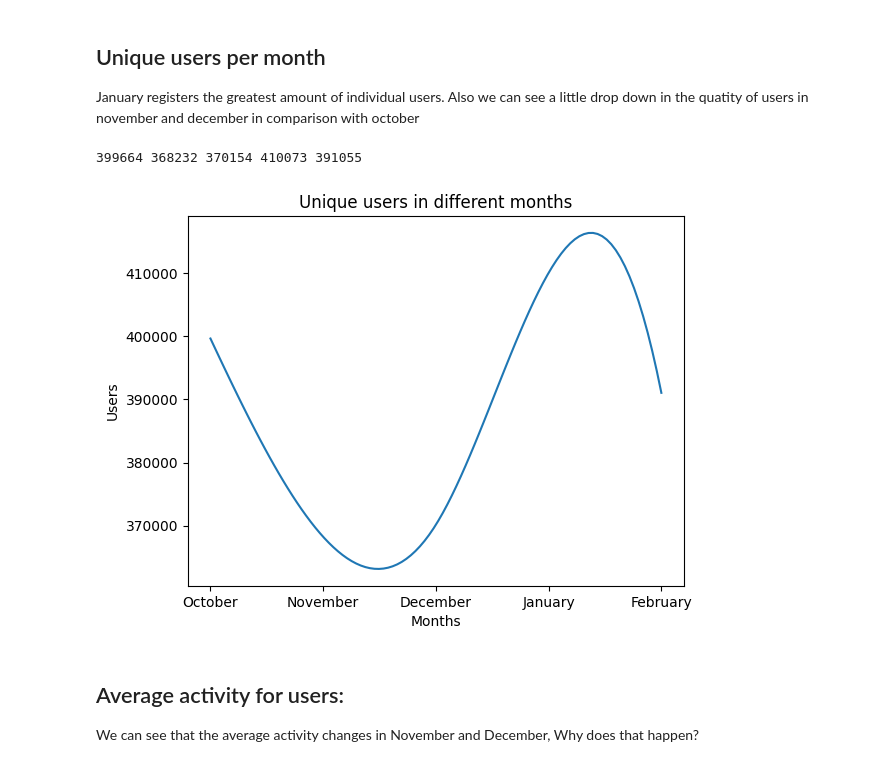
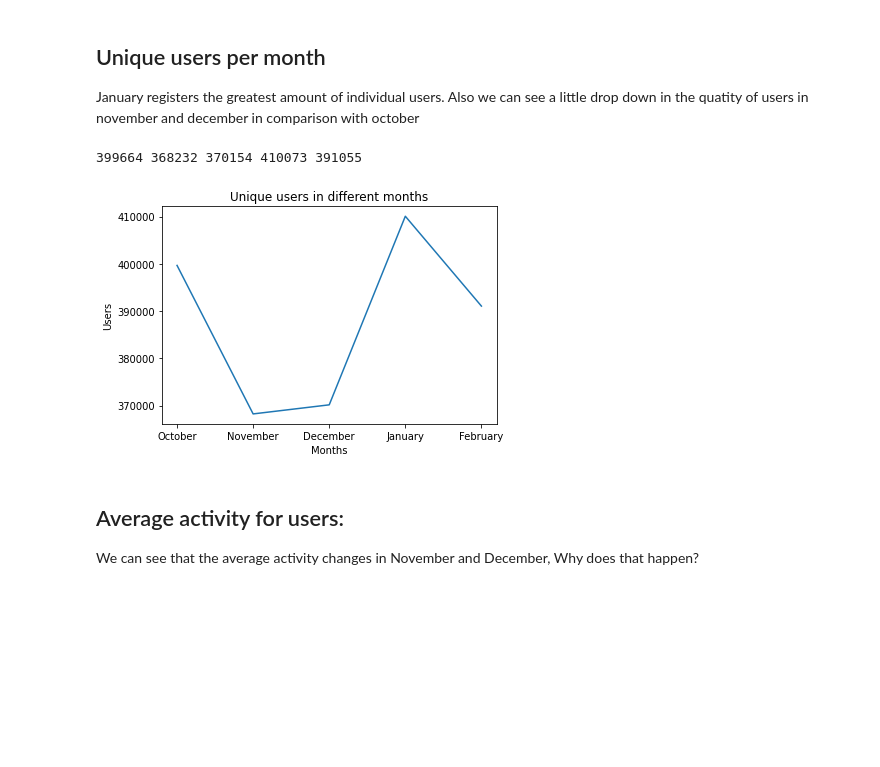
Before and after one commit to gonzaloperezreich/Spark-Ecommerce, a Jupyter notebook: notebooks/draft.ipynb, the cells around one changed output. Saved outputs shown, nothing was run; the diff lists cells and outputs as text; code cells hidden in the pictures; blank space fills up the shorter version.

Commit message:
fixing graph

```diff
--- a/notebooks/draft.ipynb
+++ b/notebooks/draft.ipynb
@@ -19,11 +13,11 @@ To adjust logging level use sc.setLogLevel(newLevel). For SparkR, use setLogLeve
 # %%
 #octubre
-df1 = spark.read.format("csv").option("header", "true").load("/Users/gonzaloperezreich/Desktop/Proyecto apache/2019-Oct.csv")
+df1 = spark.read.format("csv").option("header", "true").load("C:/Users/User/Desktop/data/2019-Oct.csv")
 #noviembre
-df2 = spark.read.format("csv").option("header", "true").load("/Users/gonzaloperezreich/Desktop/Proyecto apache/2019-Nov.csv")
+df2 = spark.read.format("csv").option("header", "true").load("C:/Users/User/Desktop/data/2019-Nov.csv")
 #diciembre
-df3 = spark.read.format("csv").option("header", "true").load("/Users/gonzaloperezreich/Desktop/Proyecto apache/2019-Dec.csv")
+df3 = spark.read.format("csv").option("header", "true").load("C:/Users/User/Desktop/data/2019-Dec.csv")
 #enero
-df4= spark.read.format("csv").option("header", "true").load("/Users/gonzaloperezreich/Desktop/Proyecto apache/2020-Jan.csv")
+df4= spark.read.format("csv").option("header", "true").load("C:/Users/User/Desktop/data/2020-Jan.csv")
 #febrero
-df5 = spark.read.format("csv").option("header", "true").load("/Users/gonzaloperezreich/Desktop/Proyecto apache/2020-Feb.csv")
+df5 = spark.read.format("csv").option("header", "true").load("C:/Users/User/Desktop/data/2020-Feb.csv")
@@ -59,22 +51,17 @@ unique_users4= df5.select('user_id').distinct().count()
 # %%
 print(unique_users,unique_users1,unique_users2,unique_users3, unique_users4)
 users=np.array([unique_users,unique_users1,unique_users2,unique_users3, unique_users4])
 months=np.array(["October", "November", "December","January", "February"])
-# Crear una función de interpolación
-f = interp1d(np.arange(len(months)), users, kind='cubic')
 
-x_interp = np.linspace(0, len(months) - 1, 100)
-users_interp = f(x_interp)
-
-plt.plot(x_interp, users_interp)
+plt.plot( months,users)
 plt.xlabel("Months")
 plt.ylabel("Users")
 plt.title("Unique users in different months")
 plt.xticks(np.arange(len(months)), months)  # Establecer las marcas en el eje x
 plt.show()
 # %% [output]
 399664 368232 370154 410073 391055
-[figure, old version]
+[figure, new version]
 # %% [markdown]
 ## Average activity for users:
 We can see that the average activity changes in November and December, Why does that happen?
```
Also changed, not shown: parts of 9 cells of this notebook.
